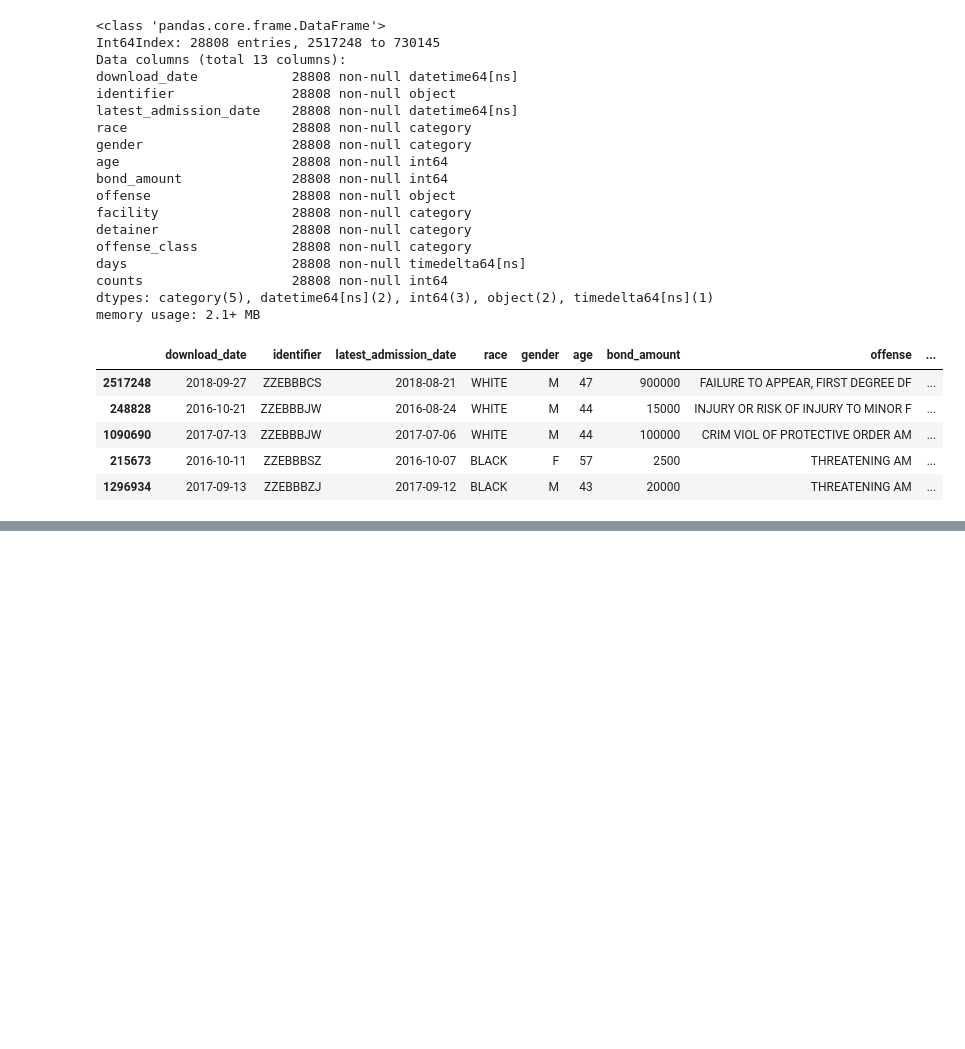
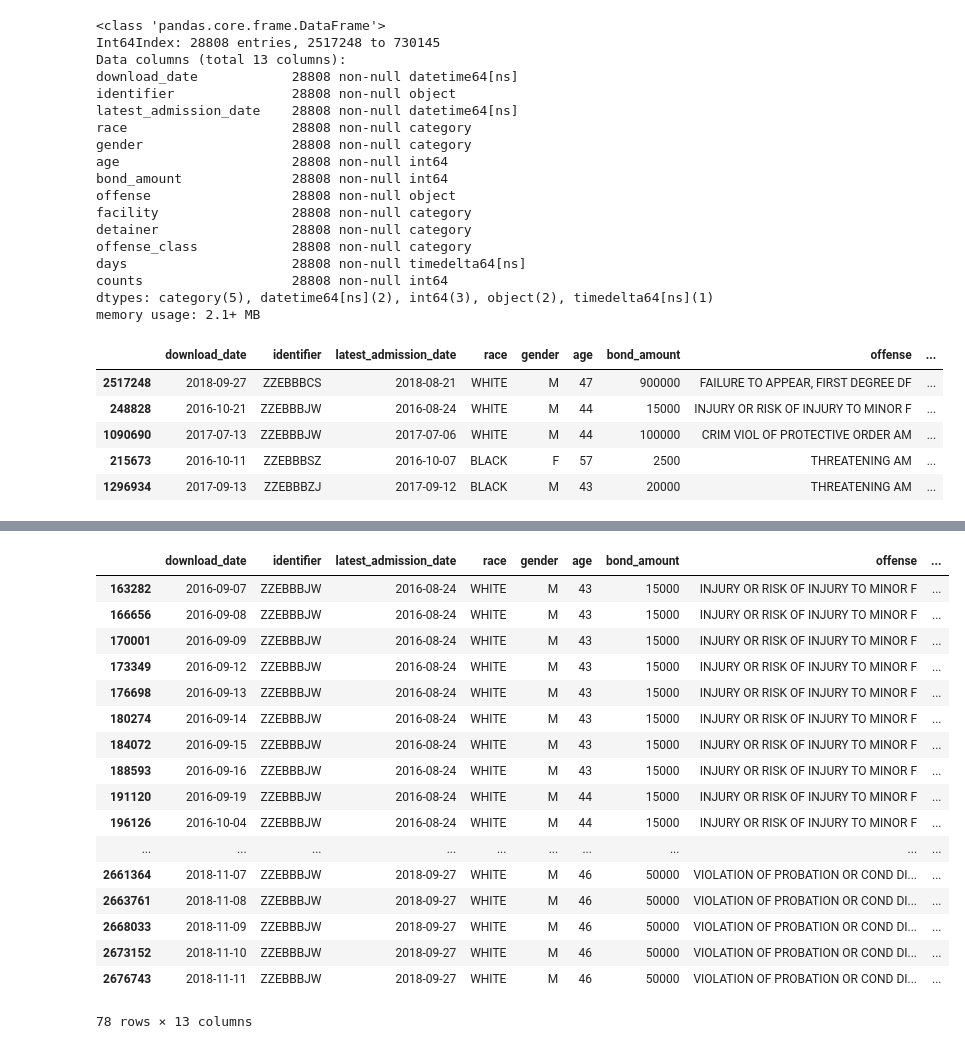
Before and after one commit to SlothDream/SBCap1_CT, a Jupyter notebook: CT_csv.ipynb, the cells around one changed output, grey strips where cells are left out. Cells and saved outputs as stored; diff of their text form; code cells hidden in the pictures; blank space fills up the shorter version.

```diff
--- a/CT_csv.ipynb
+++ b/CT_csv.ipynb
@@ -352,2 +292,21 @@ See the caveats in the documentation: http://pandas.pydata.org/pandas-docs/stabl
 # %%
-#df.loc[df.identifier == 'ZZEBBBJW']
+df.loc[df.identifier == 'ZZEBBBJW']
+# %% [output]
+|  | download_date | identifier | latest_admission_date | race | gender | age | bond_amount | offense | ... |
+| 163282 | 2016-09-07 | ZZEBBBJW | 2016-08-24 | WHITE | M | 43 | 15000 | INJURY OR RISK OF INJURY TO MINOR F | ... |
+| 166656 | 2016-09-08 | ZZEBBBJW | 2016-08-24 | WHITE | M | 43 | 15000 | INJURY OR RISK OF INJURY TO MINOR F | ... |
+| 170001 | 2016-09-09 | ZZEBBBJW | 2016-08-24 | WHITE | M | 43 | 15000 | INJURY OR RISK OF INJURY TO MINOR F | ... |
+| 173349 | 2016-09-12 | ZZEBBBJW | 2016-08-24 | WHITE | M | 43 | 15000 | INJURY OR RISK OF INJURY TO MINOR F | ... |
+| 176698 | 2016-09-13 | ZZEBBBJW | 2016-08-24 | WHITE | M | 43 | 15000 | INJURY OR RISK OF INJURY TO MINOR F | ... |
+| 180274 | 2016-09-14 | ZZEBBBJW | 2016-08-24 | WHITE | M | 43 | 15000 | INJURY OR RISK OF INJURY TO MINOR F | ... |
+| 184072 | 2016-09-15 | ZZEBBBJW | 2016-08-24 | WHITE | M | 43 | 15000 | INJURY OR RISK OF INJURY TO MINOR F | ... |
+| 188593 | 2016-09-16 | ZZEBBBJW | 2016-08-24 | WHITE | M | 43 | 15000 | INJURY OR RISK OF INJURY TO MINOR F | ... |
+| 191120 | 2016-09-19 | ZZEBBBJW | 2016-08-24 | WHITE | M | 44 | 15000 | INJURY OR RISK OF INJURY TO MINOR F | ... |
+| 196126 | 2016-10-04 | ZZEBBBJW | 2016-08-24 | WHITE | M | 44 | 15000 | INJURY OR RISK OF INJURY TO MINOR F | ... |
+| ... | ... | ... | ... | ... | ... | ... | ... | ... | ... |
+| 2661364 | 2018-11-07 | ZZEBBBJW | 2018-09-27 | WHITE | M | 46 | 50000 | VIOLATION OF PROBATION OR COND DI... | ... |
+| 2663761 | 2018-11-08 | ZZEBBBJW | 2018-09-27 | WHITE | M | 46 | 50000 | VIOLATION OF PROBATION OR COND DI... | ... |
+| 2668033 | 2018-11-09 | ZZEBBBJW | 2018-09-27 | WHITE | M | 46 | 50000 | VIOLATION OF PROBATION OR COND DI... | ... |
+| 2673152 | 2018-11-10 | ZZEBBBJW | 2018-09-27 | WHITE | M | 46 | 50000 | VIOLATION OF PROBATION OR COND DI... | ... |
+| 2676743 | 2018-11-11 | ZZEBBBJW | 2018-09-27 | WHITE | M | 46 | 50000 | VIOLATION OF PROBATION OR COND DI... | ... |
+78 rows × 13 columns
```
Also changed, not shown: parts of 14 cells of this notebook.
